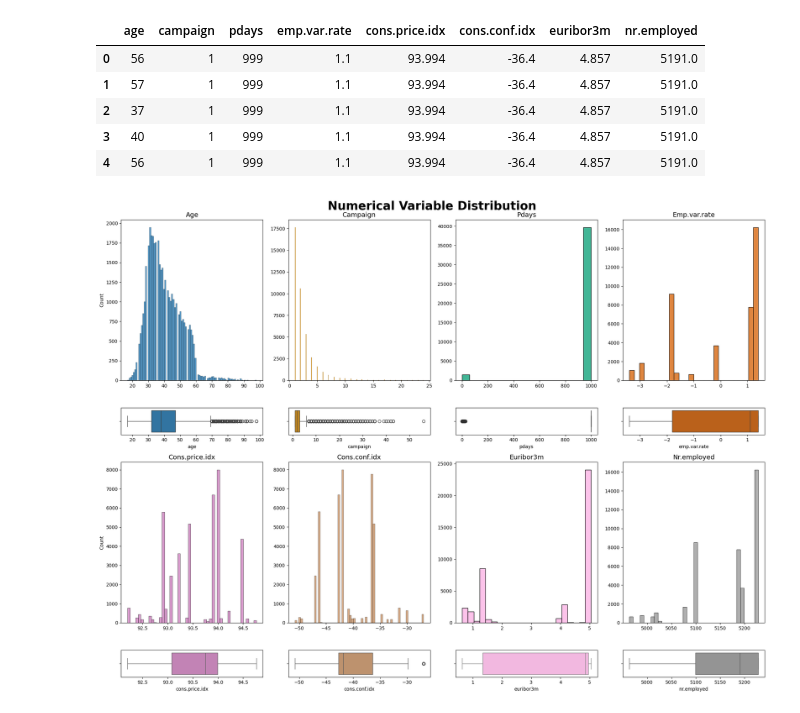
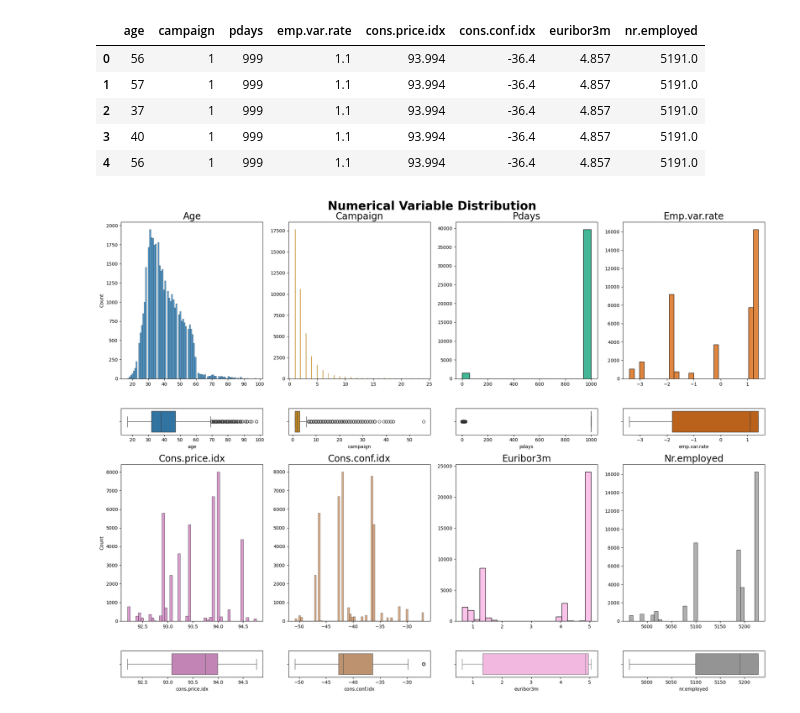
Before and after one commit to PeyraHub/EDA-bank-marketing-campaign-data, a Jupyter notebook: src/explore.ipynb, the cells around one changed output. Cells and saved outputs as stored; diff of their text form; code cells hidden in the pictures.

```diff
--- a/src/explore.ipynb
+++ b/src/explore.ipynb
@@ -238,39 +238,39 @@ fig, axis = plt.subplots(4, 4, figsize = (20, 15), gridspec_kw = {"height_ratios
 fig.suptitle("Numerical Variable Distribution", fontweight='bold', fontsize=25)
 
 # HISTOGRAM & BOXPLOT
 sns.histplot(ax = axis[0, 0], data = df_num, x = "age").set(xlabel = None)
-axis[0, 0].set_title("Age", fontsize=14)
+axis[0, 0].set_title("Age", fontsize=20)
 sns.boxplot(ax = axis[1, 0], data = df_num, x = "age")
 
 sns.histplot(ax = axis[0, 1], data = df_num[df_num["campaign"] < 25], x = "campaign", color=sns.color_palette("colorblind")[1]).set(xlabel = None, ylabel = None)
-axis[0, 1].set_title("Campaign", fontsize=14)
+axis[0, 1].set_title("Campaign", fontsize=20)
 sns.boxplot(ax = axis[1, 1], data = df_num, x = "campaign", color=sns.color_palette("colorblind")[1])
 
 sns.histplot(ax = axis[0, 2], data = df_num, x = "pdays", color=sns.color_palette("colorblind")[2]).set(xlabel = None, ylabel = None)
-axis[0, 2].set_title("Pdays", fontsize=14)
+axis[0, 2].set_title("Pdays", fontsize=20)
 sns.boxplot(ax = axis[1, 2], data = df_num, x = "pdays", color=sns.color_palette("colorblind")[2])
 
 sns.histplot(ax = axis[0, 3], data = df_num, x = "emp.var.rate", color=sns.color_palette("colorblind")[3]).set(xlabel = None, ylabel = None)
-axis[0, 3].set_title("Emp.var.rate", fontsize=14)
+axis[0, 3].set_title("Emp.var.rate", fontsize=20)
 sns.boxplot(ax = axis[1, 3], data = df_num, x = "emp.var.rate", color=sns.color_palette("colorblind")[3])
 
 sns.histplot(ax = axis[2, 0], data = df_num, x = "cons.price.idx", color=sns.color_palette("colorblind")[4]).set(xlabel = None)
-axis[2, 0].set_title("Cons.price.idx", fontsize=14)
+axis[2, 0].set_title("Cons.price.idx", fontsize=20)
 sns.boxplot(ax = axis[3, 0], data = df_num, x = "cons.price.idx", color=sns.color_palette("colorblind")[4])
 
 sns.histplot(ax = axis[2, 1], data = df_num, x = "cons.conf.idx", color=sns.color_palette("colorblind")[5]).set(xlabel = None, ylabel = None)
-axis[2, 1].set_title("Cons.conf.idx", fontsize=14)
+axis[2, 1].set_title("Cons.conf.idx", fontsize=20)
 sns.boxplot(ax = axis[3, 1], data = df_num, x = "cons.conf.idx", color=sns.color_palette("colorblind")[5])
 
 sns.histplot(ax = axis[2, 2], data = df_num, x = "euribor3m", color=sns.color_palette("colorblind")[6]).set(xlabel = None, ylabel = None)
-axis[2, 2].set_title("Euribor3m", fontsize=14)
+axis[2, 2].set_title("Euribor3m", fontsize=20)
 sns.boxplot(ax = axis[3, 2], data = df_num, x = "euribor3m", color=sns.color_palette("colorblind")[6])
 
 sns.histplot(ax = axis[2, 3], data = df_num, x = "nr.employed", color=sns.color_palette("colorblind")[7]).set(xlabel = None, ylabel = None)
-axis[2, 3].set_title("Nr.employed", fontsize=14)
+axis[2, 3].set_title("Nr.employed", fontsize=20)
 sns.boxplot(ax = axis[3, 3], data = df_num, x = "nr.employed", color=sns.color_palette("colorblind")[7])
 
 plt.tight_layout()
 plt.show()
 # %% [output]
-[figure, old version]
+[figure, new version]
```
Also changed, not shown: parts of 21 cells of this notebook, 8 other files.
